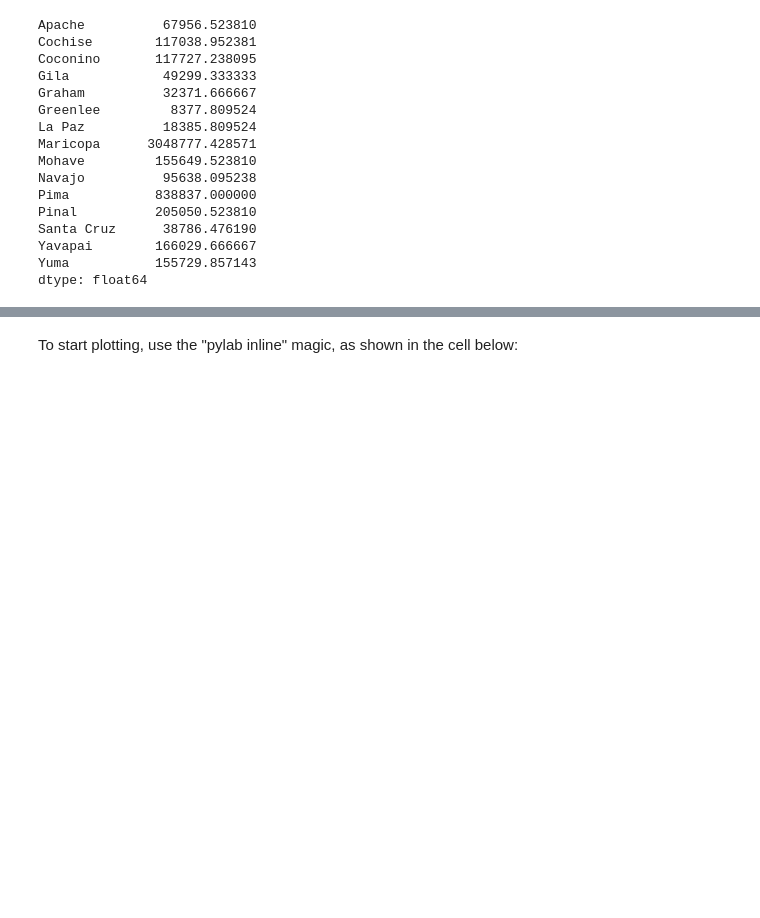
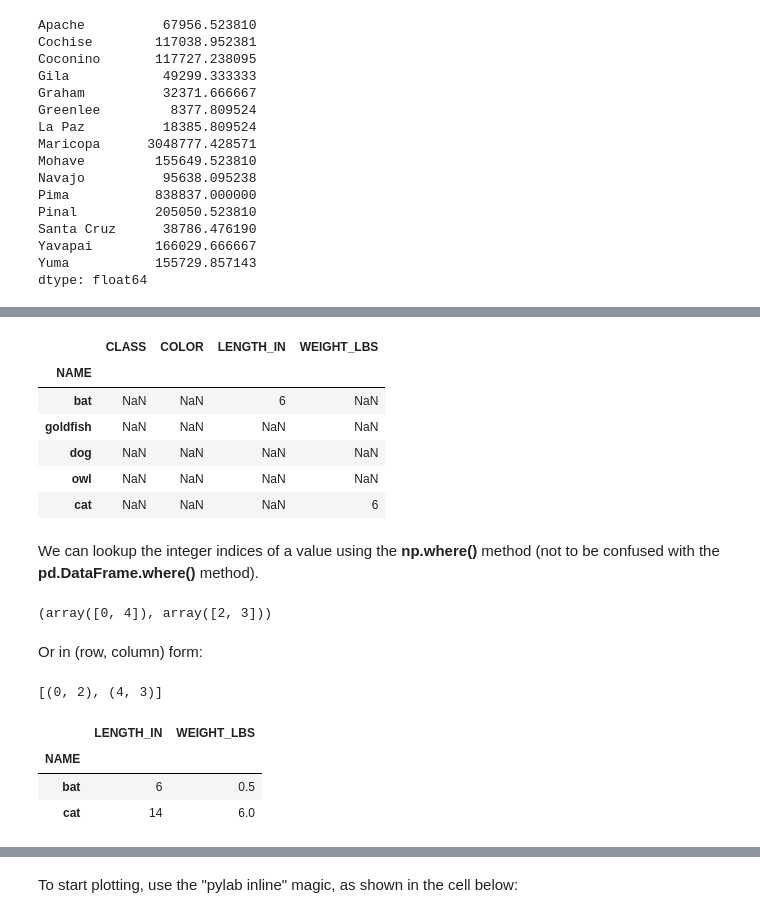
Before and after one commit to mdbartos/rinina_school, a Jupyter notebook: lessons/Lesson 03 | Basic excel-like operations.ipynb, the cells around one changed output, grey strips where cells are left out. Saved outputs shown, nothing was run; the diff lists cells and outputs as text; code cells hidden in the pictures; blank space fills up the shorter version.

```diff
--- a/lessons/Lesson 03 | Basic excel-like operations.ipynb
+++ b/lessons/Lesson 03 | Basic excel-like operations.ipynb
@@ -322,0 +407,31 @@ dtype: float64
+# %%
+animal_df.where(animal_df == 6)
+# %% [output]
+|  | CLASS | COLOR | LENGTH_IN | WEIGHT_LBS |
+| NAME |  |  |  |  |
+| bat | NaN | NaN | 6 | NaN |
+| goldfish | NaN | NaN | NaN | NaN |
+| dog | NaN | NaN | NaN | NaN |
+| owl | NaN | NaN | NaN | NaN |
+| cat | NaN | NaN | NaN | 6 |
+# %% [markdown]
+We can lookup the integer indices of a value using the <b>np.where()</b> method (not to be confused with the <b>pd.DataFrame.where()</b> method).
+# %%
+coords = np.where(animal_df == 6)
+
+coords
+# %% [output]
+(array([0, 4]), array([2, 3]))
+# %% [markdown]
+Or in (row, column) form:
+# %%
+zip(*coords)
+# %% [output]
+[(0, 2), (4, 3)]
+# %%
+animal_df.iloc[coords]
+# %% [output]
+|  | LENGTH_IN | WEIGHT_LBS |
+| NAME |  |  |
+| bat | 6 | 0.5 |
+| cat | 14 | 6.0 |
```
Also changed, not shown: parts of 46 cells of this notebook, 1 other file.
